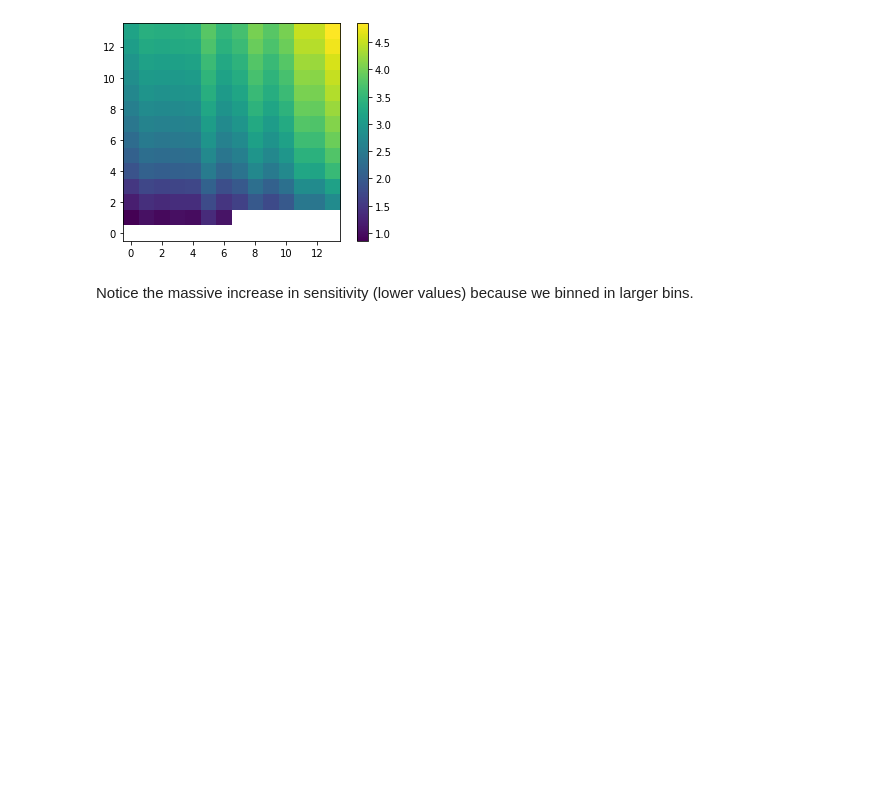
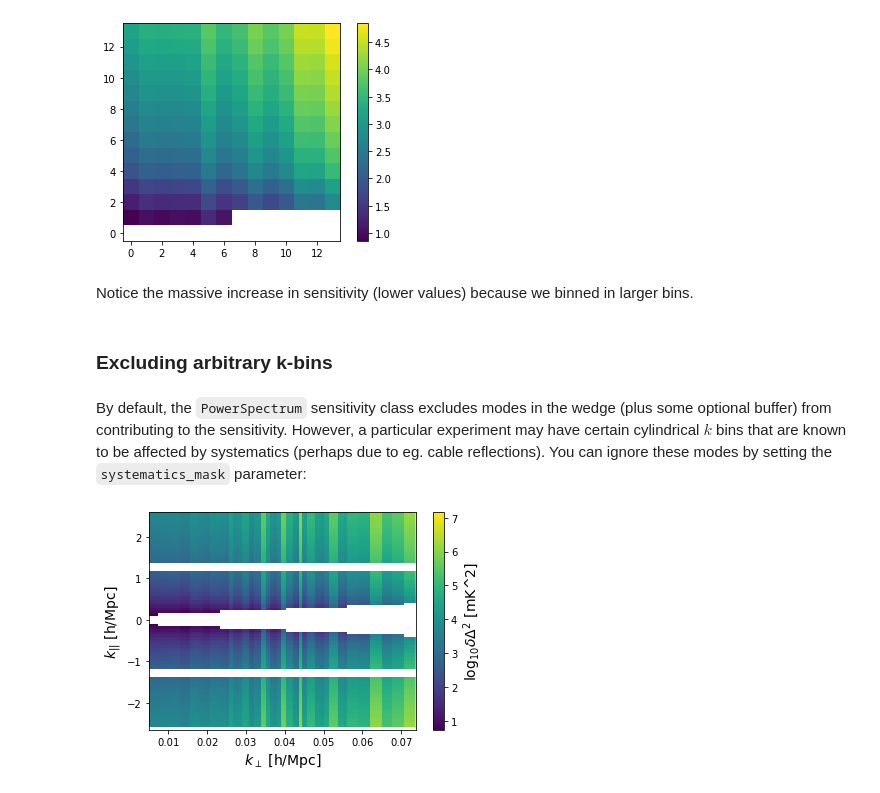
Before and after one commit to rasg-affiliates/21cmSense, a Jupyter notebook: docs/tutorials/getting_started.ipynb, the cells around one changed output. Drawn from its saved outputs; the diff is of its cells as text; code cells hidden in the pictures; blank space fills up the shorter version.

Commit message:
docs: add example of setting systematics_mask to getting_started tutorial

```diff
--- a/docs/tutorials/getting_started.ipynb
+++ b/docs/tutorials/getting_started.ipynb
@@ -235,3 +235,15 @@ plt.colorbar()
 [figure]
 # %% [markdown]
 Notice the massive increase in sensitivity (lower values) because we binned in larger bins.
+# %% [markdown]
+### Excluding arbitrary k-bins
+# %% [markdown]
+By default, the `PowerSpectrum` sensitivity class excludes modes in the wedge (plus some optional buffer) from contributing to the sensitivity. However, a particular experiment may have certain cylindrical $k$ bins that are known to be affected by systematics (perhaps due to eg. cable reflections). You can ignore these modes by setting the `systematics_mask` parameter:
+# %%
+cable_refl_range = (un.Quantity(1.2, 'littleh/Mpc'), un.Quantity(1.4, 'littleh/Mpc'))
+new_sense = sensitivity.clone(systematics_mask=lambda kperp, kpar: (np.abs(kpar) < cable_refl_range[0]) | (np.abs(kpar) > cable_refl_range[1]))
+# %%
+sense2d = new_sense.calculate_sensitivity_2d()
+new_sense.plot_sense_2d(sense2d)
+# %% [output]
+[figure, added]
```
Also changed, not shown: 1 other file.
